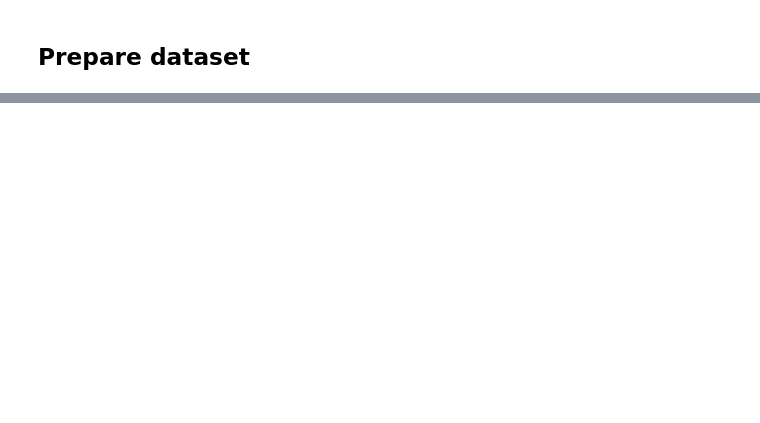
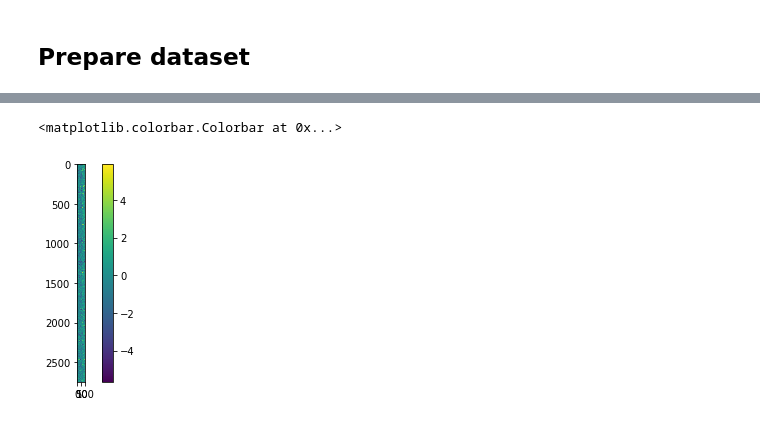
Before and after one commit to seantyh/Fusiform, a Jupyter notebook: 40_Interface/01-EC-LDL.ipynb, the cells around one changed output, grey strips where cells are left out. Drawn from its saved outputs; the diff is of its cells as text; code cells hidden in the pictures; blank space fills up the shorter version.

```diff
--- a/40_Interface/01-EC-LDL.ipynb
+++ b/40_Interface/01-EC-LDL.ipynb
@@ -105,7 +68,7 @@ sns.kdeplot(clp_data.RT)
 # %% [markdown]
 ## Prepare dataset
 # %%
-def compute_F(n_compo):
+def compute_LDL(n_compo):
     char_space = Fusiform.CharacterSpace(cv_itos, cv_stoi, cv_vectors, n_components=n_compo)
     char_list = list(common_chars)
     C = [char_space.vectors[char_space.stoi[x]] for x in char_list]
@@ -116,4 +79,4 @@ def compute_F(n_compo):
     CtC_inv = np.linalg.inv(CtC)
     F = np.dot(np.dot(CtC_inv, C.transpose()), S)
     recon_S = np.dot(C, F)
-    return S, recon_S
+    return C, F, S, recon_S
@@ -142,0 +142,6 @@ for i in range(50,200,50):
+# %%
+plt.imshow(train_S)
+plt.colorbar()
+# %% [output]
+<matplotlib.colorbar.Colorbar at 0x...>
+[figure, added]
```
Also changed, not shown: parts of 22 cells of this notebook.
